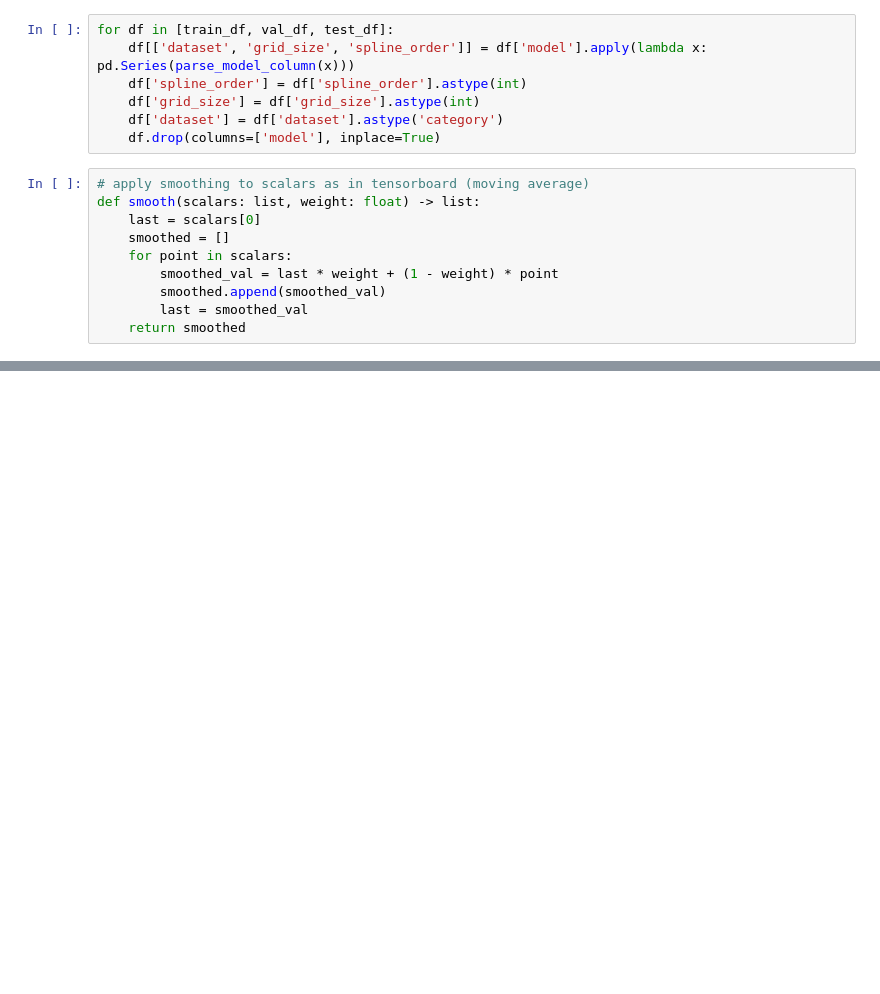
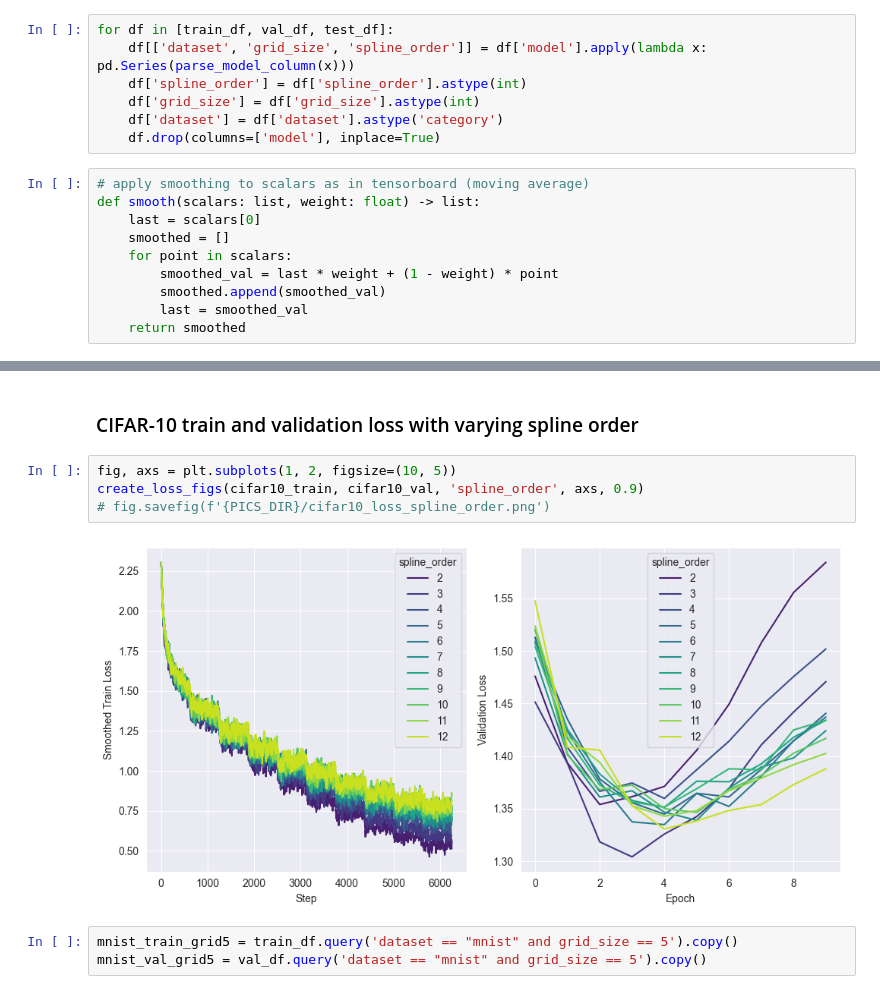
Before and after one commit to jwarczynski/KANs-experiment, a Jupyter notebook: analysis.ipynb, the cells around one changed output, grey strips where cells are left out. Saved outputs shown, nothing was run; the diff lists cells and outputs as text; blank space fills up the shorter version.

```diff
--- a/analysis.ipynb
+++ b/analysis.ipynb
@@ -224,0 +189,11 @@ plt.show()
+# %% [markdown]
+### CIFAR-10 train and validation loss with varying spline order
+# %%
+fig, axs = plt.subplots(1, 2, figsize=(10, 5))
+create_loss_figs(cifar10_train, cifar10_val, 'spline_order', axs, 0.9)
+# fig.savefig(f'{PICS_DIR}/cifar10_loss_spline_order.png')
+# %% [output]
+[figure, added]
+# %%
+mnist_train_grid5 = train_df.query('dataset == "mnist" and grid_size == 5').copy()
+mnist_val_grid5 = val_df.query('dataset == "mnist" and grid_size == 5').copy()
```
Also changed, not shown: parts of 24 cells of this notebook.
